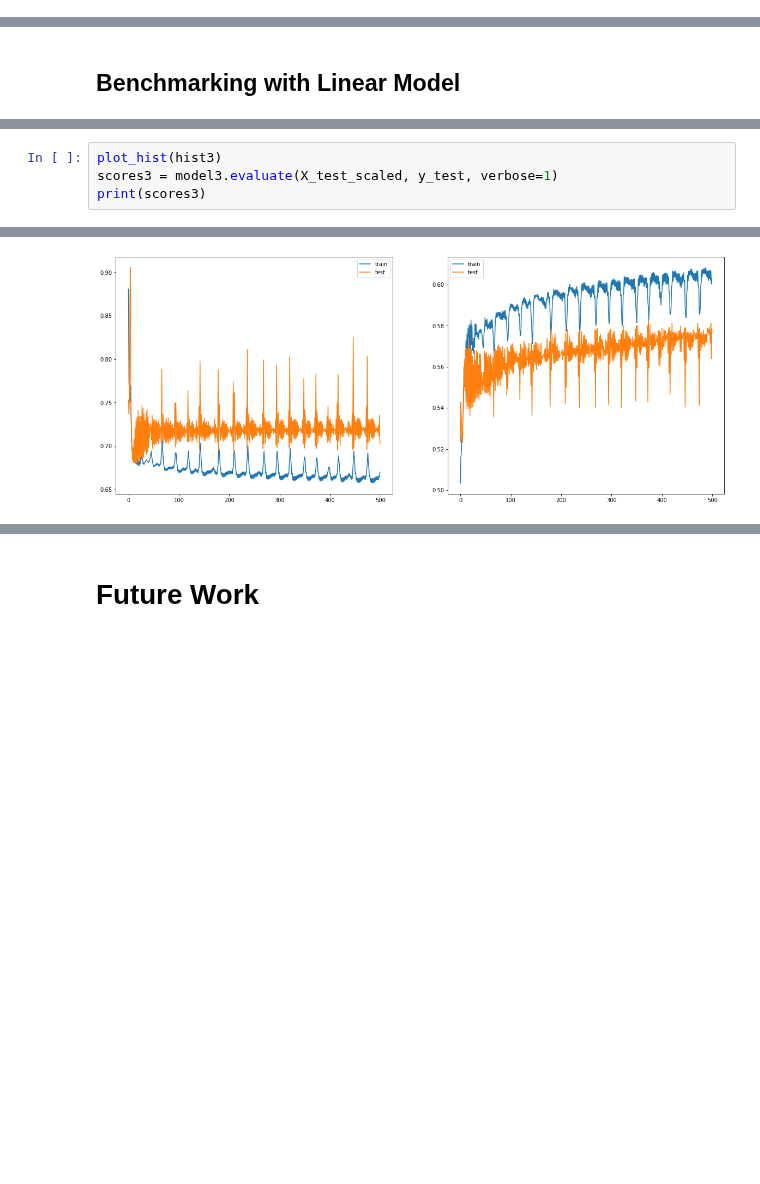
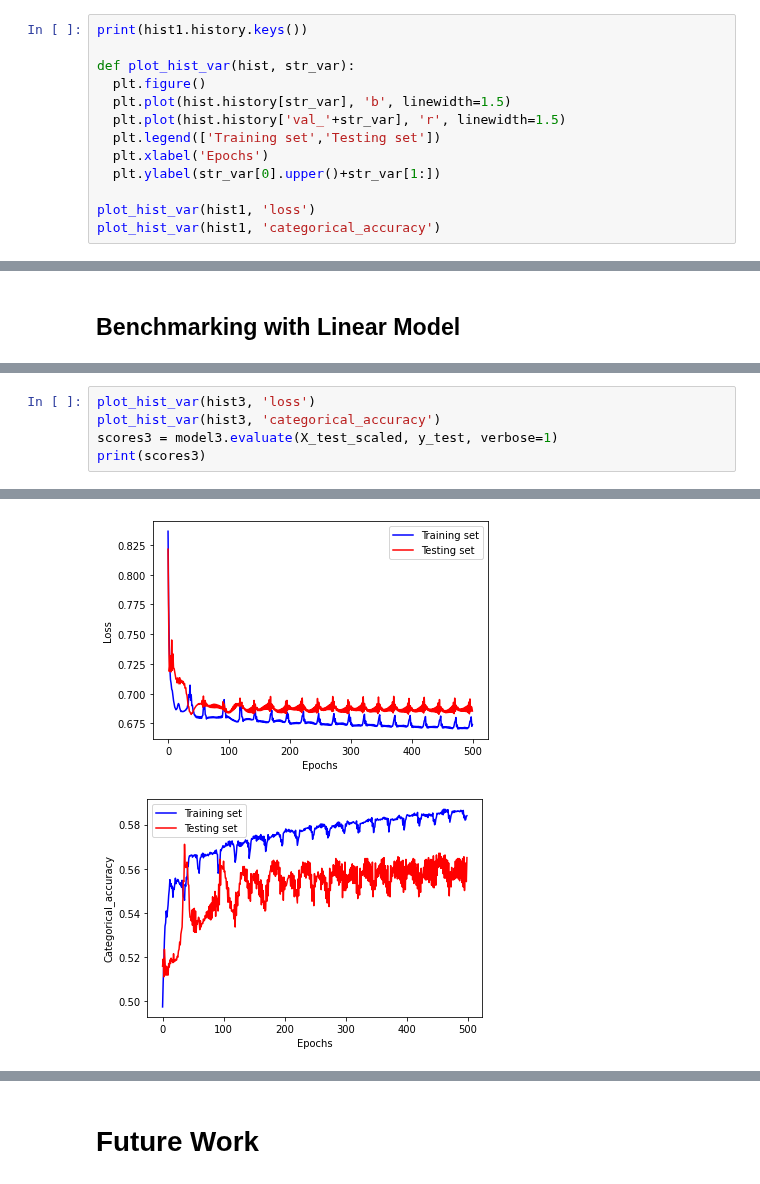
Before and after one commit to deepintomlf/mlfbook, a Jupyter notebook: Chapter5_NeuralNetwork/Section5.4_RNN.ipynb, the cells around one changed output, grey strips where cells are left out. Cells and saved outputs as stored; diff of their text form; blank space fills up the shorter version.

```diff
--- a/Chapter5_NeuralNetwork/Section5.4_RNN.ipynb
+++ b/Chapter5_NeuralNetwork/Section5.4_RNN.ipynb
@@ -485,0 +461,13 @@ dict_keys(['loss', 'categorical_accuracy', 'val_loss', 'val_categorical_accuracy
+# %%
+print(hist1.history.keys())
+
+def plot_hist_var(hist, str_var):
+  plt.figure()
+  plt.plot(hist.history[str_var], 'b', linewidth=1.5)
+  plt.plot(hist.history['val_'+str_var], 'r', linewidth=1.5)
+  plt.legend(['Training set','Testing set'])
+  plt.xlabel('Epochs')
+  plt.ylabel(str_var[0].upper()+str_var[1:])
+
+plot_hist_var(hist1, 'loss')
+plot_hist_var(hist1, 'categorical_accuracy')
@@ -674,5 +666,6 @@ Epoch 500/500
 # %%
-plot_hist(hist3)
+plot_hist_var(hist3, 'loss')
+plot_hist_var(hist3, 'categorical_accuracy')
 scores3 = model3.evaluate(X_test_scaled, y_test, verbose=1)
 print(scores3)
 # %% [output]
@@ -681,4 +674,5 @@ print(scores3)
-[figure, old version]
+[figure, new version]
+[figure, added]
 # %%
 hist3 = model3.fit(X_train_scaled, y_train,validation_split=0.1, batch_size=1000, epochs=500, shuffle=True,verbose=1)
 scores3 = model3.evaluate(X_test_scaled, y_test, verbose=1)
```
Also changed, not shown: parts of 25 cells of this notebook.
